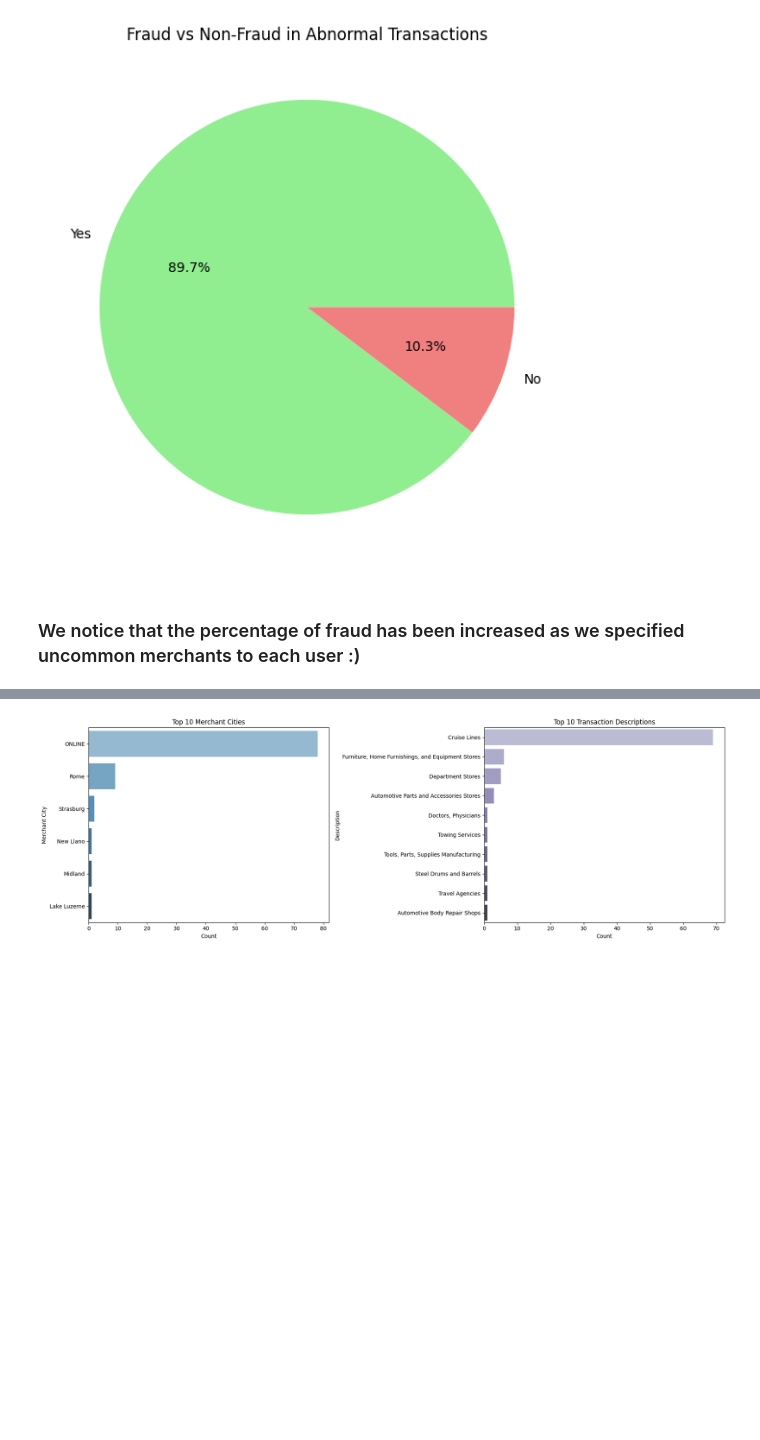
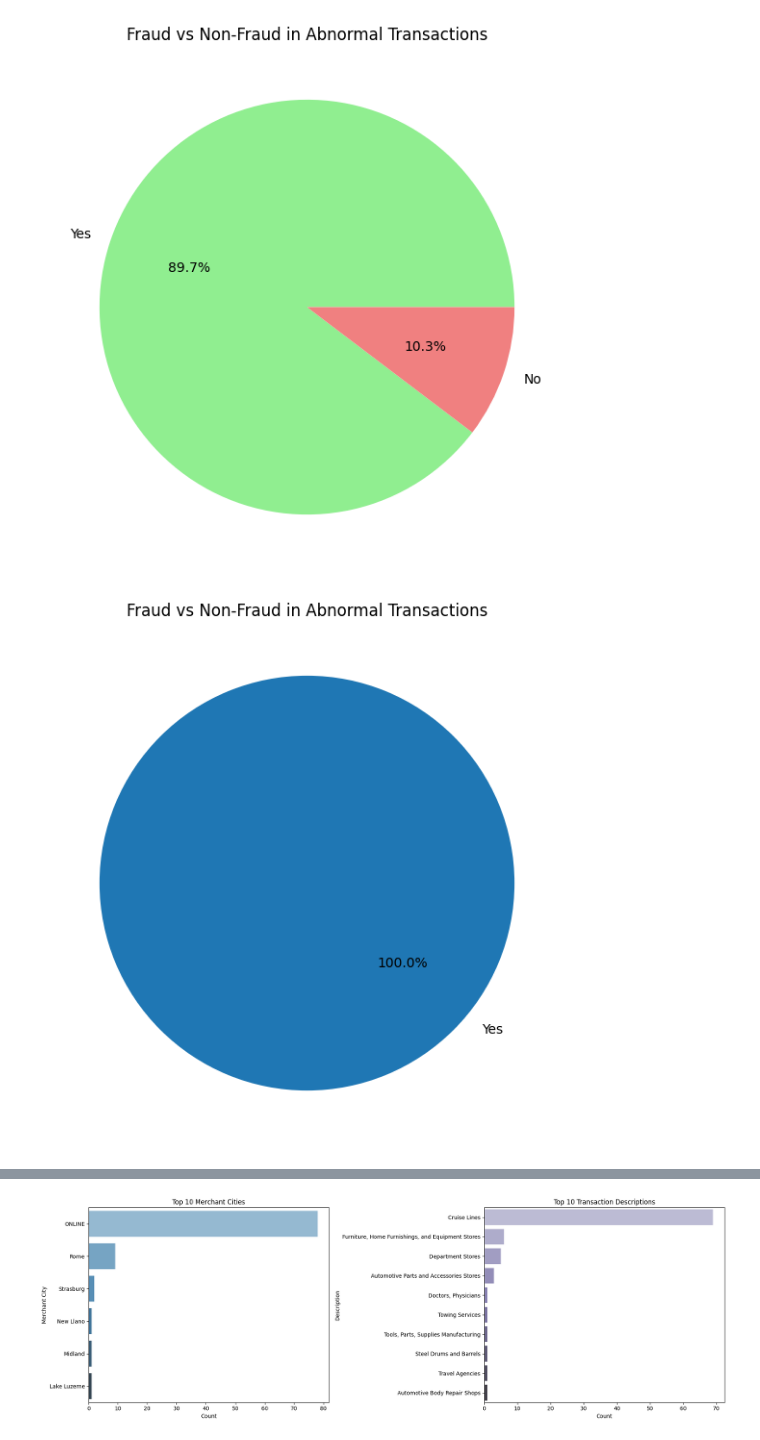
Before and after one commit to Sara-Gamal12/Transaction-Classification-and-Analysis, a Jupyter notebook: Users EDA.ipynb, the cells around one changed output, grey strips where cells are left out. Cells and saved outputs as stored; diff of their text form; code cells hidden in the pictures; blank space fills up the shorter version.

Commit message:
All users EDA works well

```diff
--- a/Users EDA.ipynb
+++ b/Users EDA.ipynb
@@ -312,6 +311,10 @@ root
  |-- std_amt: double (nullable = true)
 # %%
 uncommon_large_txns = uncommon_merchants_txns.filter(F.col("amount") > F.col("avg_amt") + 15 * F.col("std_amt"))
+# Step 2: Join the result with total_credit_limit_per_user
+uncommon_large_txns = uncommon_large_txns.join(total_credit_limit_per_user, on="client_id", how="inner")
+
 uncommon_large_txns_pd = uncommon_large_txns.toPandas()
+uncommon_large_txns.printSchema()
 uncommon_large_txns.count()
 # %% [output]
@@ -326,5 +346,16 @@ plt.title("Fraud vs Non-Fraud in Abnormal Transactions")
 plt.show()
 # %% [output]
 [figure]
-# %% [markdown]
-### We notice that the  percentage of fraud has been increased as we specified uncommon merchants to each user :)
+# %%
+# Get the percentage of fraud and non-fraud transactions
+txs_with_totalspent_morethan_creditlimit=uncommon_large_txns_pd[uncommon_large_txns_pd["avg_amt"] >= uncommon_large_txns_pd["avg_credit_limit"]]
+
+fraud_counts = txs_with_totalspent_morethan_creditlimit["target"].value_counts()
+
+# Pie chart
+plt.figure(figsize=(7, 7))
+plt.pie(fraud_counts.values, labels=fraud_counts.index, autopct='%1.1f%%', startangle=140)
+plt.title("Fraud vs Non-Fraud in Abnormal Transactions")
+plt.show()
+# %% [output]
+[figure, added]
```
Also changed, not shown: parts of 16 cells of this notebook.
